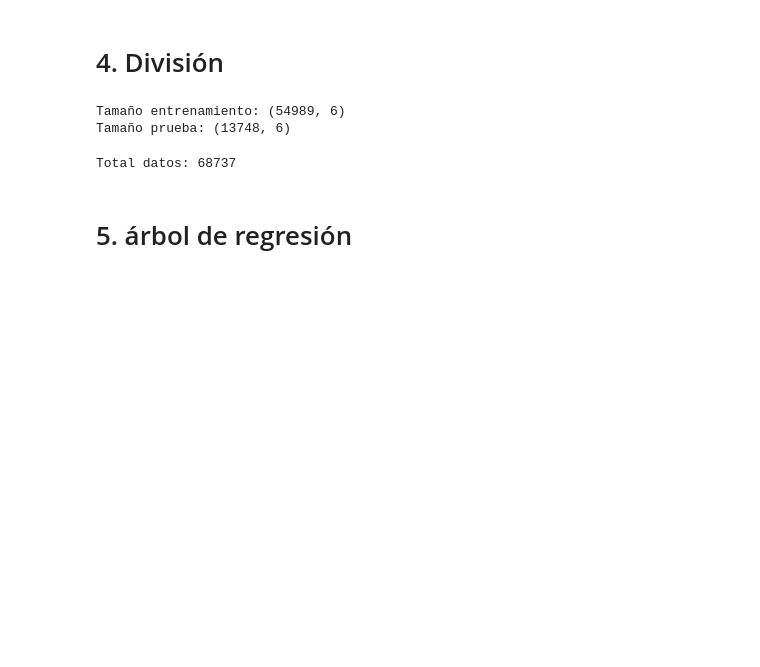
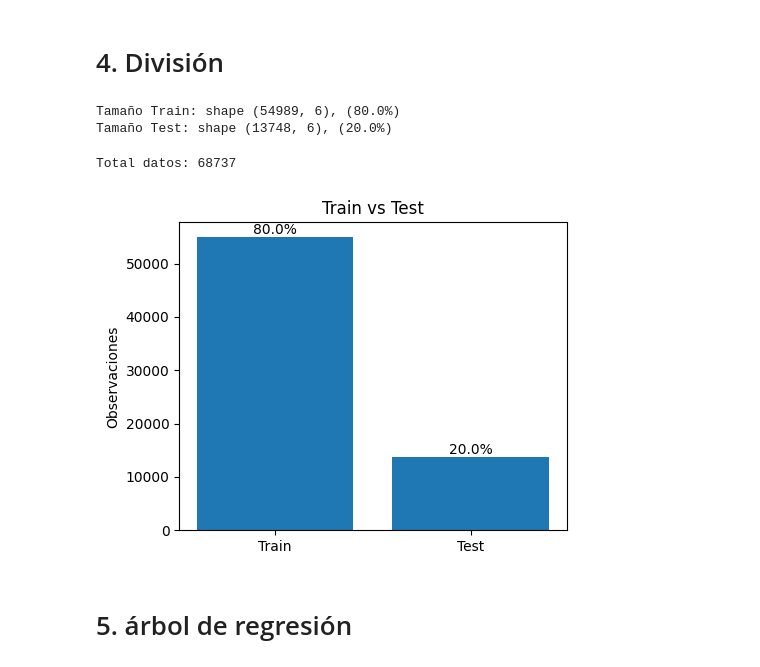
Before and after one commit to belennmm/MD_Lab4_Arboles, a Jupyter notebook: Notebooks/arboles.ipynb, the cells around one changed output. Saved outputs shown, nothing was run; the diff lists cells and outputs as text; code cells hidden in the pictures; blank space fills up the shorter version.

```diff
--- a/Notebooks/arboles.ipynb
+++ b/Notebooks/arboles.ipynb
@@ -528,15 +528,32 @@ X_train, X_test, y_train, y_test = train_test_split(
     random_state=42
 )
 
-print("Tamaño entrenamiento:", X_train.shape)
-print("Tamaño prueba:", X_test.shape)
+total = len(X_train) + len(X_test)
+
+print(f"Tamaño Train: shape {X_train.shape}, ({len(X_train)/total*100:.1f}%)")
+print(f"Tamaño Test: shape {X_test.shape}, ({len(X_test)/total*100:.1f}%)")
 # %% [output]
-Tamaño entrenamiento: (54989, 6)
-Tamaño prueba: (13748, 6)
+Tamaño Train: shape (54989, 6), (80.0%)
+Tamaño Test: shape (13748, 6), (20.0%)
 # %%
 print(f"Total datos: {len(X)}")
 # %% [output]
 Total datos: 68737
+# %%
+sizes = [len(X_train), len(X_test)]
+labels = ['Train', 'Test']
+porcentajes = [s / sum(sizes) * 100 for s in sizes ]
+
+plt.figure(figsize=(5, 4))
+bars = plt.bar(labels, sizes)
+
+for i, bar in enumerate(bars): plt.text(bar.get_x() +  bar.get_width()/2, bar.get_height(), f"{porcentajes[i]:.1f}%", ha='center', va='bottom')
+
+plt.title('Train vs Test')
+plt.ylabel('Observaciones')
+plt.show()
+# %% [output]
+[figure, added]
 # %% [markdown]
 # 5. árbol de regresión
 # %% [markdown]
```
